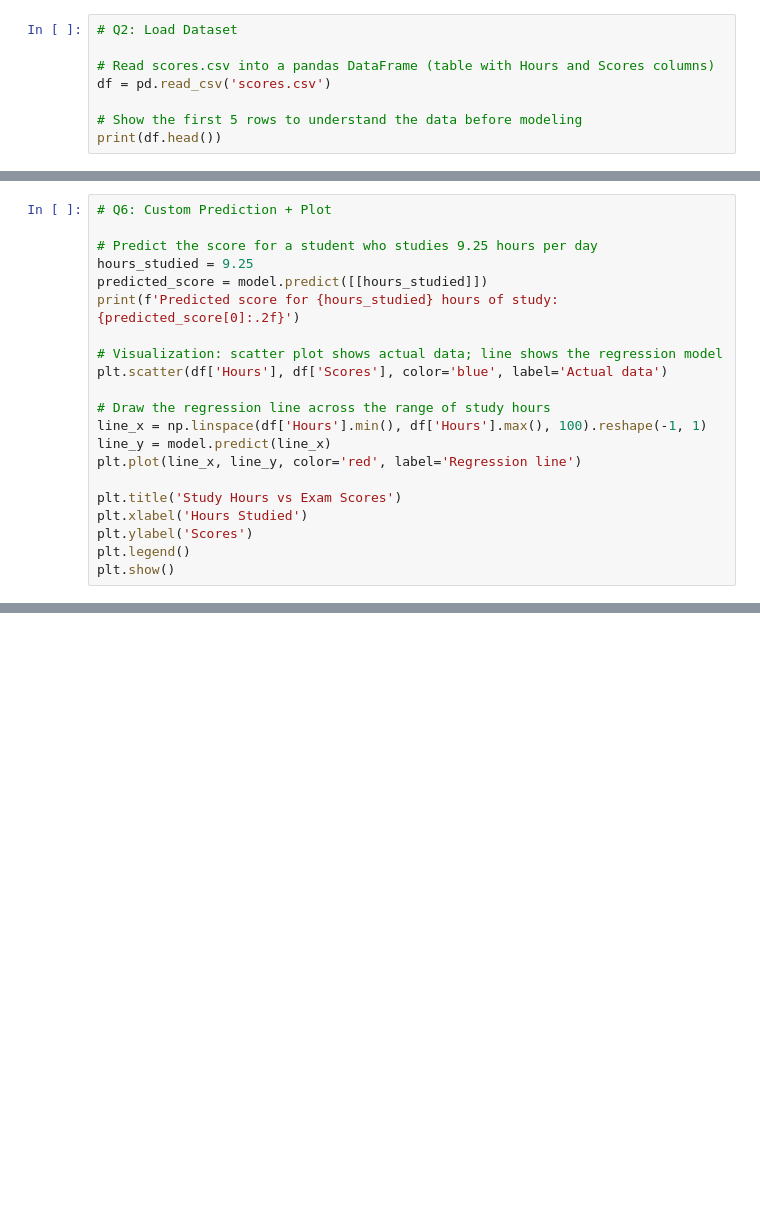
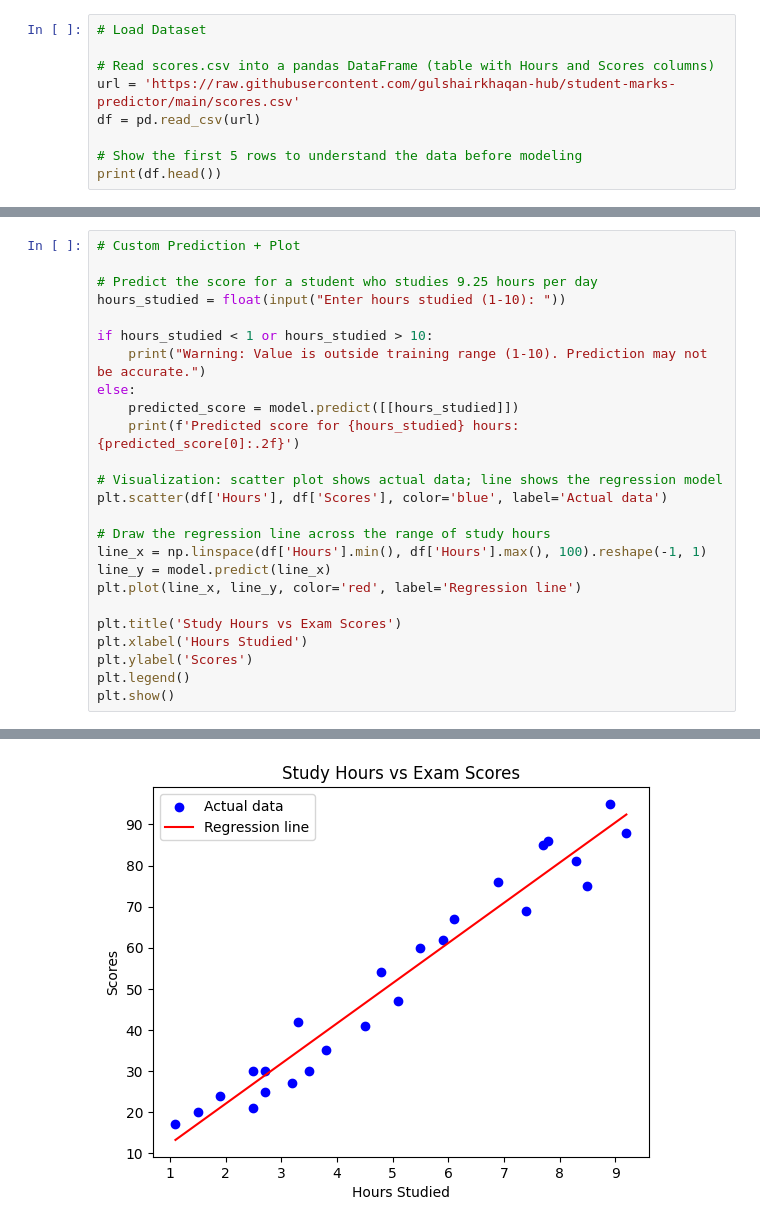
Before and after one commit to gulshairkhaqan-hub/student-marks-predictor, a Jupyter notebook: student_marks_predictor.ipynb, the cells around one changed output, grey strips where cells are left out. Saved outputs shown, nothing was run; the diff lists cells and outputs as text; blank space fills up the shorter version.

```diff
--- a/student_marks_predictor.ipynb
+++ b/student_marks_predictor.ipynb
@@ -15,8 +19,9 @@ from sklearn.linear_model import LinearRegression
 # %%
-# Q2: Load Dataset
+# Load Dataset
 
 # Read scores.csv into a pandas DataFrame (table with Hours and Scores columns)
-df = pd.read_csv('scores.csv')
+url = 'https://raw.githubusercontent.com/gulshairkhaqan-hub/student-marks-predictor/main/scores.csv'
+df = pd.read_csv(url)
 
 # Show the first 5 rows to understand the data before modeling
 print(df.head())
@@ -82,10 +130,14 @@ print(f'R²:   {r2:.4f}')
 # %%
-# Q6: Custom Prediction + Plot
+# Custom Prediction + Plot
 
 # Predict the score for a student who studies 9.25 hours per day
-hours_studied = 9.25
-predicted_score = model.predict([[hours_studied]])
-print(f'Predicted score for {hours_studied} hours of study: {predicted_score[0]:.2f}')
+hours_studied = float(input("Enter hours studied (1-10): "))
+
+if hours_studied < 1 or hours_studied > 10:
+    print("Warning: Value is outside training range (1-10). Prediction may not be accurate.")
+else:
+    predicted_score = model.predict([[hours_studied]])
+    print(f'Predicted score for {hours_studied} hours: {predicted_score[0]:.2f}')
 
 # Visualization: scatter plot shows actual data; line shows the regression model
 plt.scatter(df['Hours'], df['Scores'], color='blue', label='Actual data')
@@ -100,3 +152,4 @@ plt.xlabel('Hours Studied')
 plt.ylabel('Scores')
 plt.legend()
 plt.show()
+# %% [output]
@@ -102,0 +158 @@ plt.show()
+[figure, added]
```
Also changed, not shown: parts of 14 cells of this notebook.
